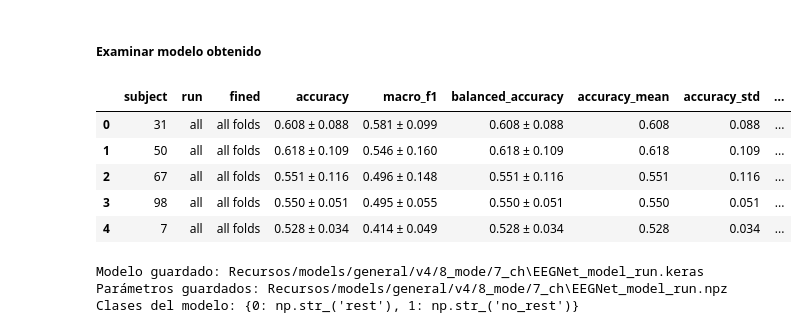
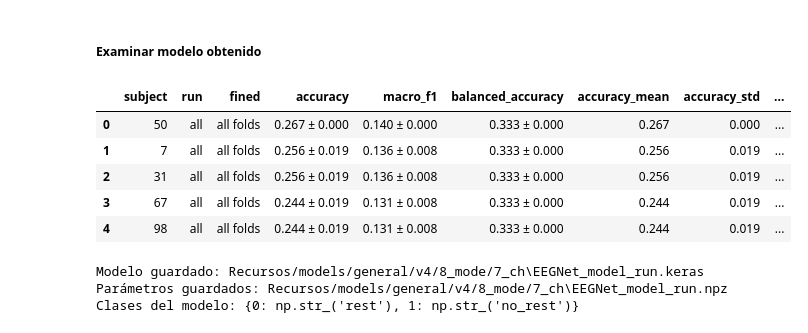
Before and after one commit to Alskat/Movement_clasify, a Jupyter notebook: notebooks/entrenamiento_DL_v2.ipynb, the cells around one changed output. Cells and saved outputs as stored; diff of their text form; code cells hidden in the pictures.

```diff
--- a/notebooks/entrenamiento_DL_v2.ipynb
+++ b/notebooks/entrenamiento_DL_v2.ipynb
@@ -197,7 +197,7 @@ modelo, history, mean, std, keras_split, sorted_test, info = dl.eeg_train(
     train, val_size=0.20, undersample_rest=False, use_class_weight=True,
     mode="run", make_test=False, test_run=data_test_folds, dynamic_lr = False,
     epochs=60, patience_level='medium',
-    Lr=1e-4,  dropout_rate=0.25, batch = 32,
+    Lr=1e-4,  dropout_rate=0.25, batch = 32, apply_ea = True,
     debug=False
 )
 
@@ -210,30 +211,30 @@ dl.plot_history(history, lr_schedule=info["Lr_grid"], best_epoch = info["best_ep
 # %%
 
 
 df_sub, df_runs_raw, rows_raw = dl.evaluate_moabb(
     modelo,
     test_subsets=data_test_folds,
     mean=mean,
     std=std,
     label_map=train.label_map,
     test_result="subject"
 )
 
 path_csv = f"Recursos/models/general/v4/{pick}_mode/{channels}_ch"
 
 if not os.path.exists(path_csv):
     os.makedirs(path_csv)
 
 
-df_sub.to_csv(f"{path_csv}/EEG_generalmetrics_moderun.csv")
+df_sub.to_csv(f"{path_csv}/EEG_generalmetrics_moderun_ae.csv")
 df_sub
 # %% [output]
 |  | subject | run | fined | accuracy | macro_f1 | balanced_accuracy | accuracy_mean | accuracy_std | ... |
-| 0 | 31 | all | all folds | 0.608 ± 0.088 | 0.581 ± 0.099 | 0.608 ± 0.088 | 0.608 | 0.088 | ... |
-| 1 | 50 | all | all folds | 0.618 ± 0.109 | 0.546 ± 0.160 | 0.618 ± 0.109 | 0.618 | 0.109 | ... |
-| 2 | 67 | all | all folds | 0.551 ± 0.116 | 0.496 ± 0.148 | 0.551 ± 0.116 | 0.551 | 0.116 | ... |
-| 3 | 98 | all | all folds | 0.550 ± 0.051 | 0.495 ± 0.055 | 0.550 ± 0.051 | 0.550 | 0.051 | ... |
-| 4 | 7 | all | all folds | 0.528 ± 0.034 | 0.414 ± 0.049 | 0.528 ± 0.034 | 0.528 | 0.034 | ... |
+| 0 | 50 | all | all folds | 0.267 ± 0.000 | 0.140 ± 0.000 | 0.333 ± 0.000 | 0.267 | 0.000 | ... |
+| 1 | 7 | all | all folds | 0.256 ± 0.019 | 0.136 ± 0.008 | 0.333 ± 0.000 | 0.256 | 0.019 | ... |
+| 2 | 31 | all | all folds | 0.256 ± 0.019 | 0.136 ± 0.008 | 0.333 ± 0.000 | 0.256 | 0.019 | ... |
+| 3 | 67 | all | all folds | 0.244 ± 0.019 | 0.131 ± 0.008 | 0.333 ± 0.000 | 0.244 | 0.019 | ... |
+| 4 | 98 | all | all folds | 0.244 ± 0.019 | 0.131 ± 0.008 | 0.333 ± 0.000 | 0.244 | 0.019 | ... |
 # %%
 #Guardamos el modelo y sus parámetros de normalización
 
```
Also changed, not shown: parts of 3 cells of this notebook.
